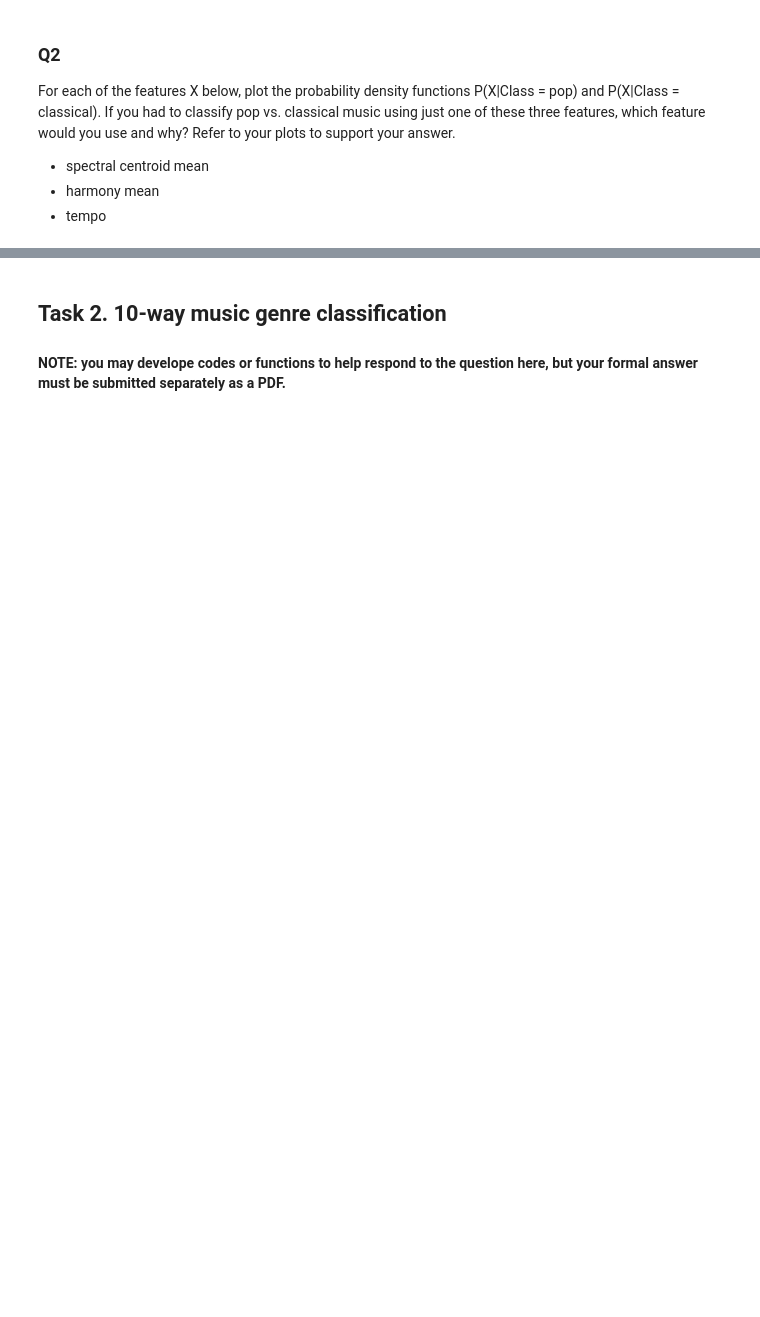
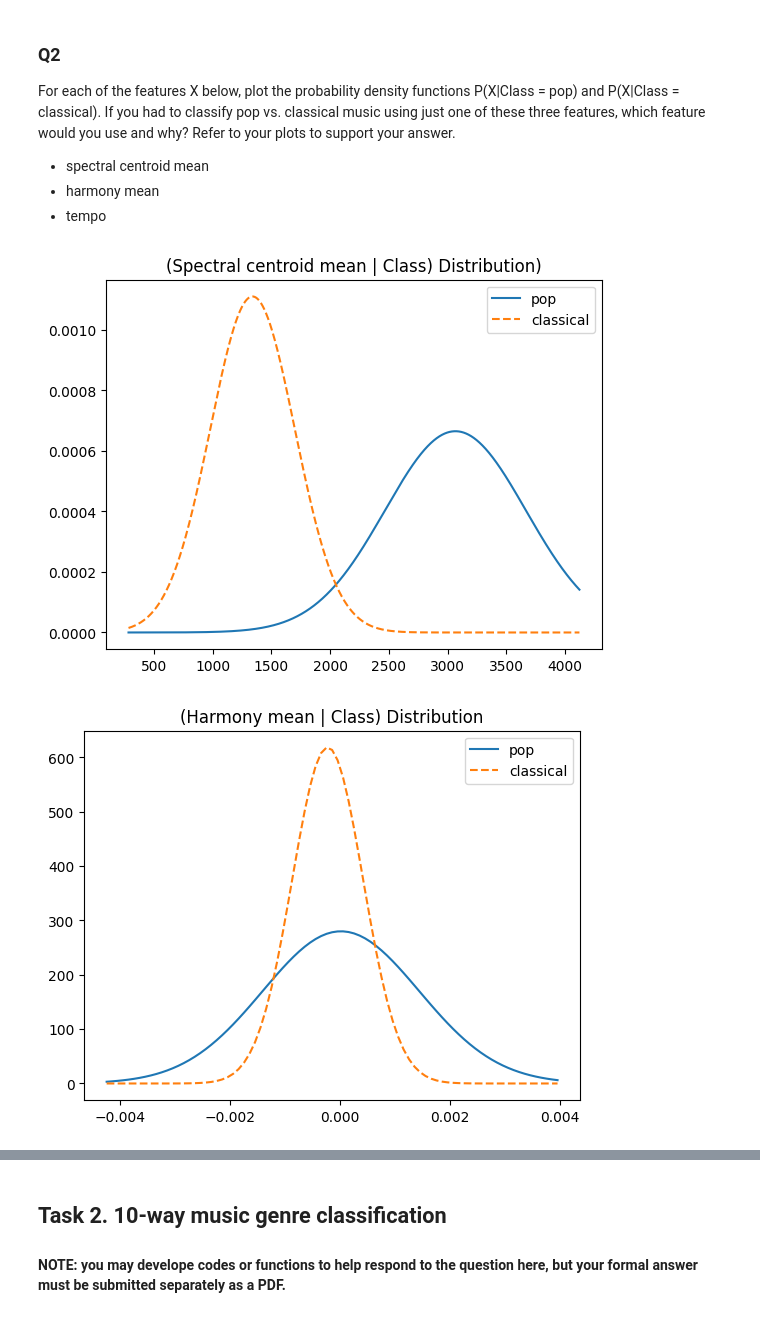
Before and after one commit to ethanhusband/music-classifier, a Jupyter notebook: naive_bayes/COMP30027_2023_asst1.ipynb, the cells around one changed output, grey strips where cells are left out. Drawn from its saved outputs; the diff is of its cells as text; code cells hidden in the pictures; blank space fills up the shorter version.

```diff
--- a/naive_bayes/COMP30027_2023_asst1.ipynb
+++ b/naive_bayes/COMP30027_2023_asst1.ipynb
@@ -178,3 +176,43 @@ For each of the features X below, plot the probability density functions P(X|Cla
 - spectral centroid mean
 - harmony mean
 - tempo
+# %%
+import matplotlib.pyplot as plt
+from scipy.stats import norm
+
+# P(spectral_centroid_mean | Class)
+spectral_pop = distributions['spectral_centroid_mean']['pop']
+spectral_classical = distributions['spectral_centroid_mean']['classical']
+
+# P(harmony mean | Class)
+harmony_pop = distributions['harmony_mean']['pop']
+harmony_classical = distributions['harmony_mean']['classical']
+
+# P(tempo | Class)
+tempo_pop = distributions['tempo']['pop']
+tempo_classical = distributions['tempo']['classical']
+
+def plotAttribute(given_pop, given_classical, title, step_size=0.001):
+    """
+    Plot the conditional distributions for an attribute
+    """
+    centre = (given_pop[0]+given_classical[0])/2
+    range = (given_pop[1]+given_classical[1])*2
+    x_axis = np.arange(centre - range, centre + range, step_size)
+    plt.plot(x_axis, norm.pdf(x_axis,given_pop[0],given_pop[1]), label="pop")
+    plt.plot(x_axis, norm.pdf(x_axis,given_classical[0],given_classical[1]), label="classical", linestyle="dashed")
+    plt.title(title)
+    plt.legend()
+    plt.show()
+
+# Plot spectral centroid mean.
+plotAttribute(spectral_pop, spectral_classical, "(Spectral centroid mean | Class) Distribution)")
+
+# Plot harmony mean.
+plotAttribute(harmony_pop, harmony_classical, "(Harmony mean | Class) Distribution", 0.0001)
+
+# Plot tempo.
+plotAttribute(tempo_pop, tempo_classical, "(Tempo | Class) Distribution")
+# %% [output]
+[figure, added]
+[figure, added]
```
Also changed, not shown: parts of 11 cells of this notebook.
